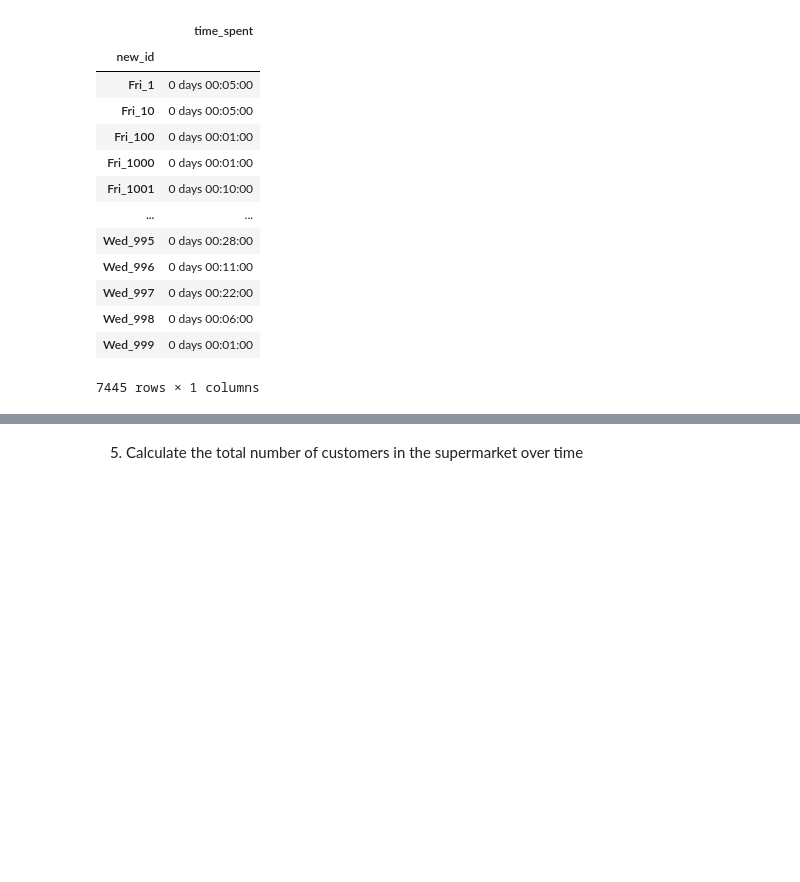
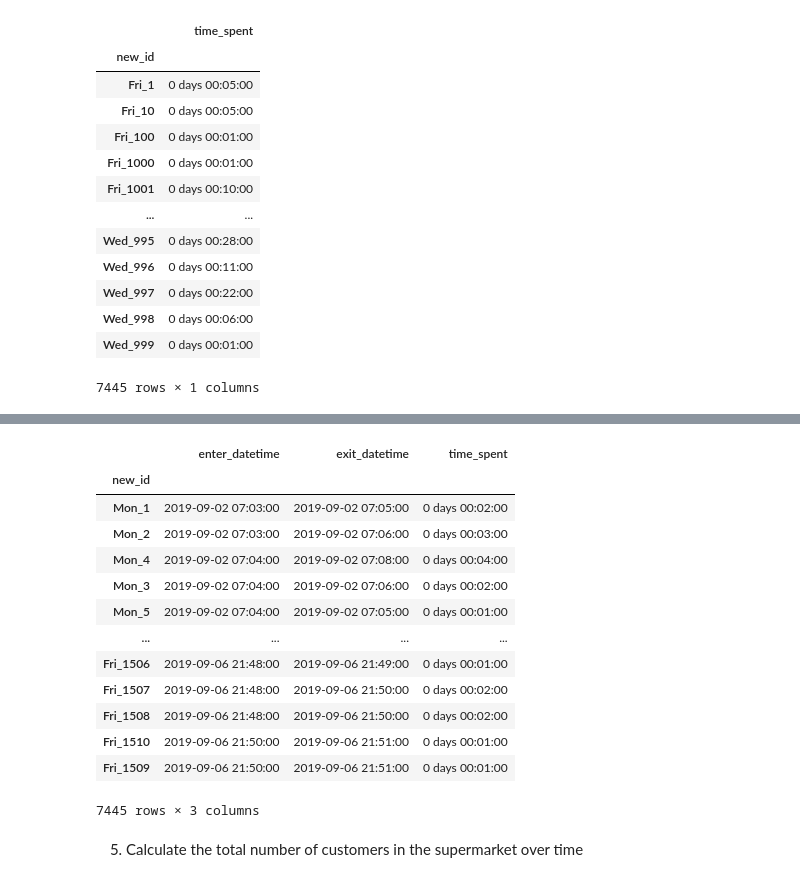
Before and after one commit to shindesimantini6/Super-Class-Simulator, a Jupyter notebook: all_data_project.ipynb, the cells around one changed output, grey strips where cells are left out. Saved outputs shown, nothing was run; the diff lists cells and outputs as text; code cells hidden in the pictures; blank space fills up the shorter version.

```diff
--- a/all_data_project.ipynb
+++ b/all_data_project.ipynb
@@ -275,0 +278,6 @@ fig.show()
+# %%
+enter_datetime = (
+    df_all.reset_index()[["timestamp", "new_id"]].groupby("new_id").min()
+)
+enter_datetime.rename(columns={"timestamp": "enter_datetime"}, inplace=True)
+enter_datetime.sort_values("enter_datetime")
@@ -275,0 +299,6 @@ fig.show()
+# %%
+exit_datetime = (
+    df_all.reset_index()[["timestamp", "new_id"]].groupby("new_id").max()
+)
+exit_datetime.rename(columns={"timestamp": "exit_datetime"}, inplace=True)
+exit_datetime.sort_values("exit_datetime")
@@ -276,3 +320,24 @@ fig.show()
+# %%
+customer_time_spent = pd.concat([enter_datetime, exit_datetime], axis=1)
+customer_time_spent["time_spent"] = (
+    customer_time_spent["exit_datetime"] - customer_time_spent["enter_datetime"]
+)
+customer_time_spent.sort_values("enter_datetime")
+# %% [output]
+|  | enter_datetime | exit_datetime | time_spent |
+| new_id |  |  |  |
+| Mon_1 | 2019-09-02 07:03:00 | 2019-09-02 07:05:00 | 0 days 00:02:00 |
+| Mon_2 | 2019-09-02 07:03:00 | 2019-09-02 07:06:00 | 0 days 00:03:00 |
+| Mon_4 | 2019-09-02 07:04:00 | 2019-09-02 07:08:00 | 0 days 00:04:00 |
+| Mon_3 | 2019-09-02 07:04:00 | 2019-09-02 07:06:00 | 0 days 00:02:00 |
+| Mon_5 | 2019-09-02 07:04:00 | 2019-09-02 07:05:00 | 0 days 00:01:00 |
+| ... | ... | ... | ... |
+| Fri_1506 | 2019-09-06 21:48:00 | 2019-09-06 21:49:00 | 0 days 00:01:00 |
+| Fri_1507 | 2019-09-06 21:48:00 | 2019-09-06 21:50:00 | 0 days 00:02:00 |
+| Fri_1508 | 2019-09-06 21:48:00 | 2019-09-06 21:50:00 | 0 days 00:02:00 |
+| Fri_1510 | 2019-09-06 21:50:00 | 2019-09-06 21:51:00 | 0 days 00:01:00 |
+| Fri_1509 | 2019-09-06 21:50:00 | 2019-09-06 21:51:00 | 0 days 00:01:00 |
+7445 rows × 3 columns
 # %% [markdown]
 5. Calculate the total number of customers in the supermarket over time
 # %%
```
Also changed, not shown: parts of 10 cells of this notebook.
